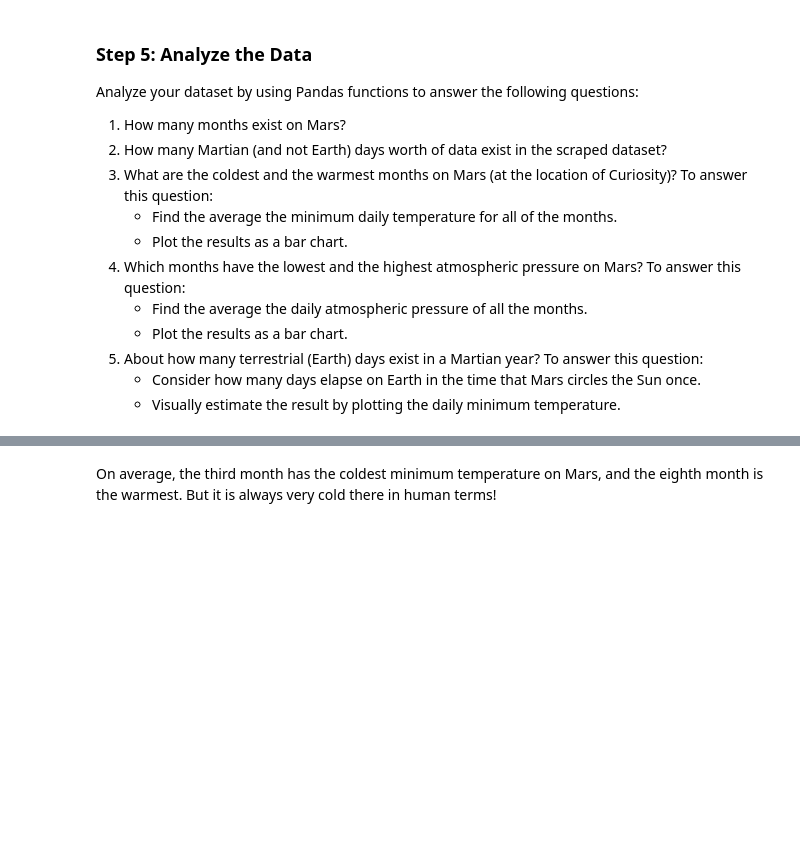
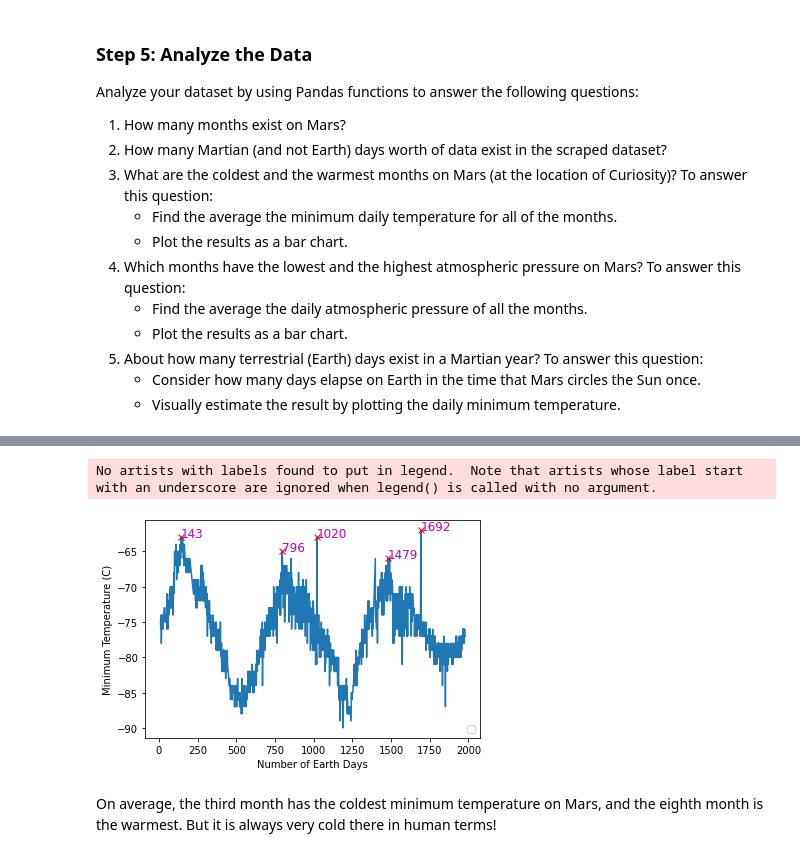
Before and after one commit to FahmidaBilla/Web-Scraping-Challenge, a Jupyter notebook: Mars_ipynb/part_2_mars_weather.ipynb, the cells around one changed output, grey strips where cells are left out. Saved outputs shown, nothing was run; the diff lists cells and outputs as text; code cells hidden in the pictures; blank space fills up the shorter version.

```diff
--- a/Mars_ipynb/part_2_mars_weather.ipynb
+++ b/Mars_ipynb/part_2_mars_weather.ipynb
@@ -208,3 +268,29 @@ dtype: int64
+# %%
+# 5. How many terrestrial (earth) days are there in a Martian year?
+x = mars_weather_df['sol']
+y = mars_weather_df['min_temp']
+
+peaks, _ = find_peaks(y, height=-67, distance = 200)
+
+Fig3 = plt.plot(x, y)
+plt.plot(x[peaks], y[peaks], "x", color='r')
+
+# Add labels for peak values
+for i, j in zip(x[peaks],y[peaks]):
+    plt.annotate(round(i, 2), xy=(i,j), size=12, color='m')
+
+plt.xlabel('Number of Earth Days')
+plt.ylabel('Minimum Temperature (C)')
+plt.legend(loc='lower right')
+
+# Save the chart image
+plt.savefig('../Output/Fig3.png')
+
+# Show the chart
+plt.show()
+# %% [output]
+No artists with labels found to put in legend.  Note that artists whose label start with an underscore are ignored when legend() is called with no argument.
+[figure, added]
 # %% [markdown]
 On average, the third month has the coldest minimum temperature on Mars, and the eighth month is the warmest. But it is always very cold there in human terms!
 # %% [markdown]
```
Also changed, not shown: parts of 18 cells of this notebook, 3 other files.
